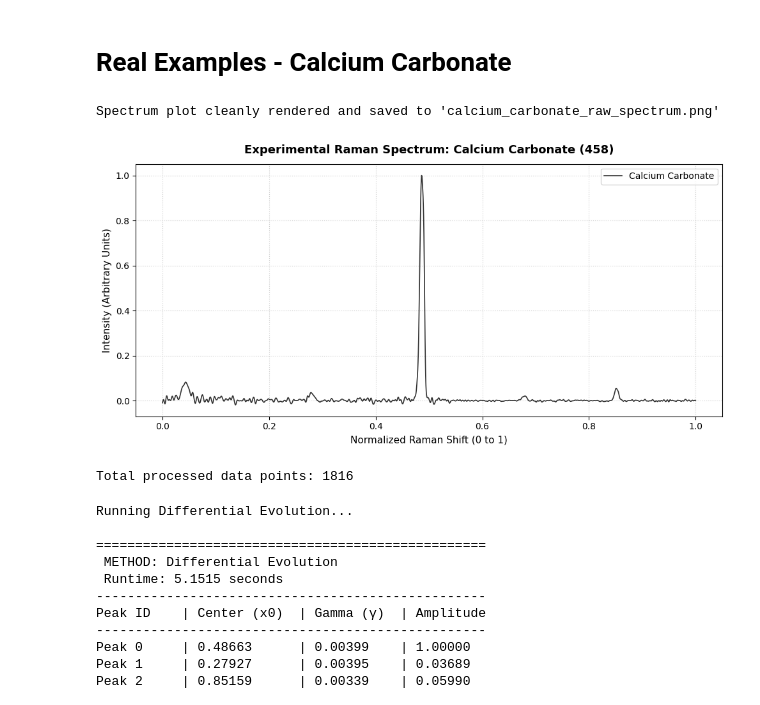
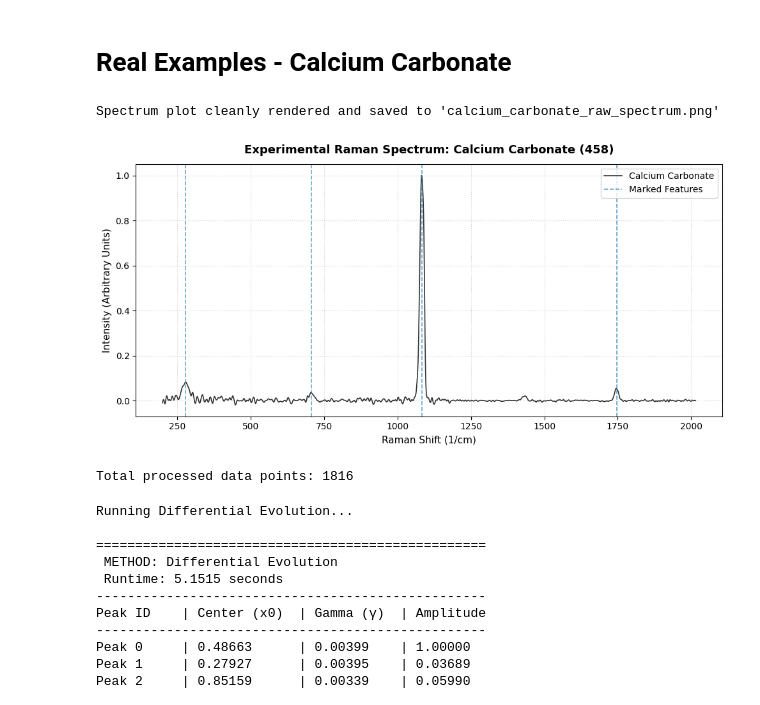
Before and after one commit to SauloSamps/Raman-Fitting-Pipeline, a Jupyter notebook: code/lab-algs-2.ipynb, the cells around one changed output. Saved outputs shown, nothing was run; the diff lists cells and outputs as text; code cells hidden in the pictures.

```diff
--- a/code/lab-algs-2.ipynb
+++ b/code/lab-algs-2.ipynb
@@ -544,6 +544,9 @@ with open('real_examples/csvs/CalciumCarbonate-458.csv', mode='r', newline='') a
     reader = csv.reader(file)
     for row in reader:
         data.append(row)
+
+# Populate this list with your specific feature positions (x-values)
+marked_features = [279, 706, 1083, 1746]
 
 points = data[16:]
 x = np.zeros(len(points))
@@ -552,36 +555,41 @@ for i in range(len(points)):
     x[i] += np.float32(points[i][0])
     y[i] += np.float32(points[i][1])
 
 cropped_x = x[:1816]
 target_x = np.linspace(0, 1, len(cropped_x))
 target_y = y[:1816]
 
 # --- PLOTTING, LABELLING, AND SAVING ---
 plt.figure(figsize=(10, 5))
-plt.plot(target_x, target_y, color='black', linewidth=1.2, alpha=0.8, label='Calcium Carbonate')
+plt.plot(cropped_x, target_y, color='black', linewidth=1.2, alpha=0.8, label='Calcium Carbonate')
+
+# Add the vertical lines at every position in the marked features list
+for i, feature in enumerate(marked_features):
+    plt.axvline(x=feature, color='#2980b9', linestyle='--', linewidth=1.2, alpha=0.7,
+                label='Marked Features' if i == 0 else '')
 
 # Add descriptive titles and labels
 plt.title("Experimental Raman Spectrum: Calcium Carbonate (458)", fontsize=13, fontweight='bold', pad=12)
-plt.xlabel("Normalized Raman Shift (0 to 1)", fontsize=11)
+plt.xlabel("Raman Shift (1/cm)", fontsize=11)
 plt.ylabel("Intensity (Arbitrary Units)", fontsize=11)
 
 # Add clean styling elements
 plt.grid(True, linestyle=':', alpha=0.6)
 plt.legend(loc='upper right')
 plt.tight_layout()
 
 # Save the spectrum plot as a high-resolution image file
 output_filename = "calcium_carbonate_raw_spectrum.png"
 plt.savefig(output_filename, dpi=300, bbox_inches='tight')
 print(f"Spectrum plot cleanly rendered and saved to '{output_filename}'")
 
 # Display the output window
 plt.show()
 
 print(f"Total processed data points: {len(target_y)}")
 # %% [output]
 Spectrum plot cleanly rendered and saved to 'calcium_carbonate_raw_spectrum.png'
-[figure, old version]
+[figure, new version]
 Total processed data points: 1816
 # %%
 import csv
```
Also changed, not shown: parts of 2 cells of this notebook, 3 other files.
